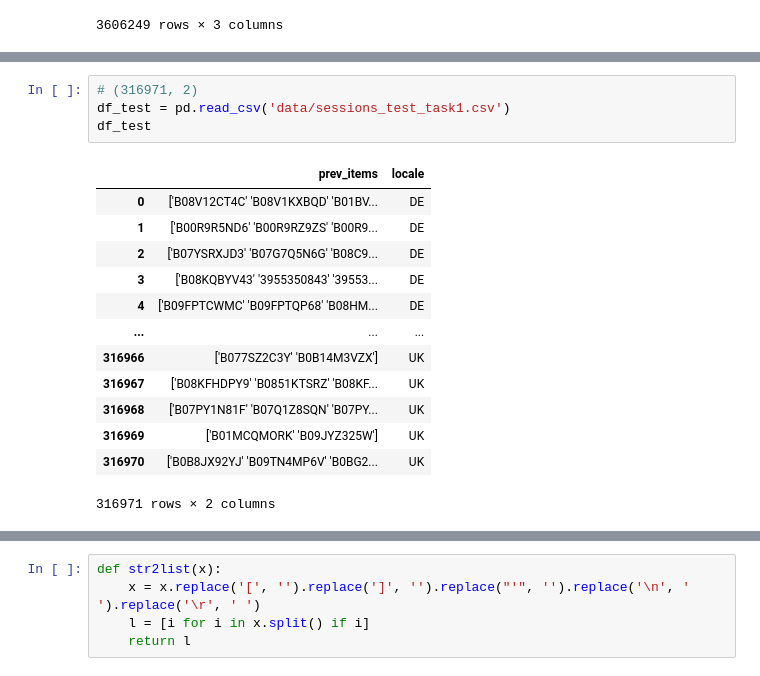
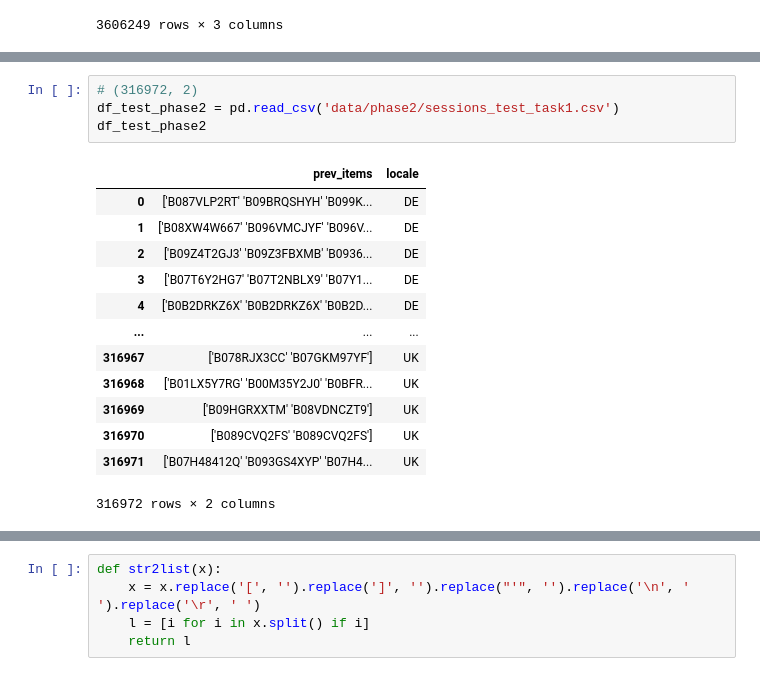
Before and after one commit to aptx1231/KDD-CUP-2023, a Jupyter notebook: train2.ipynb, the cells around one changed output, grey strips where cells are left out. Drawn from its saved outputs; the diff is of its cells as text.

```diff
--- a/train2.ipynb
+++ b/train2.ipynb
@@ -61,18 +79,18 @@ df_train
 # %%
-# (316971, 2)
-df_test = pd.read_csv('data/sessions_test_task1.csv')
-df_test
+# (316972, 2)
+df_test_phase2 = pd.read_csv('data/phase2/sessions_test_task1.csv')
+df_test_phase2
 # %% [output]
 |  | prev_items | locale |
-| 0 | ['B08V12CT4C' 'B08V1KXBQD' 'B01BV... | DE |
-| 1 | ['B00R9R5ND6' 'B00R9RZ9ZS' 'B00R9... | DE |
-| 2 | ['B07YSRXJD3' 'B07G7Q5N6G' 'B08C9... | DE |
-| 3 | ['B08KQBYV43' '3955350843' '39553... | DE |
-| 4 | ['B09FPTCWMC' 'B09FPTQP68' 'B08HM... | DE |
+| 0 | ['B087VLP2RT' 'B09BRQSHYH' 'B099K... | DE |
+| 1 | ['B08XW4W667' 'B096VMCJYF' 'B096V... | DE |
+| 2 | ['B09Z4T2GJ3' 'B09Z3FBXMB' 'B0936... | DE |
+| 3 | ['B07T6Y2HG7' 'B07T2NBLX9' 'B07Y1... | DE |
+| 4 | ['B0B2DRKZ6X' 'B0B2DRKZ6X' 'B0B2D... | DE |
 | ... | ... | ... |
-| 316966 | ['B077SZ2C3Y' 'B0B14M3VZX'] | UK |
-| 316967 | ['B08KFHDPY9' 'B0851KTSRZ' 'B08KF... | UK |
-| 316968 | ['B07PY1N81F' 'B07Q1Z8SQN' 'B07PY... | UK |
-| 316969 | ['B01MCQMORK' 'B09JYZ325W'] | UK |
-| 316970 | ['B0B8JX92YJ' 'B09TN4MP6V' 'B0BG2... | UK |
+| 316967 | ['B078RJX3CC' 'B07GKM97YF'] | UK |
+| 316968 | ['B01LX5Y7RG' 'B00M35Y2J0' 'B0BFR... | UK |
+| 316969 | ['B09HGRXXTM' 'B08VDNCZT9'] | UK |
+| 316970 | ['B089CVQ2FS' 'B089CVQ2FS'] | UK |
+| 316971 | ['B07H48412Q' 'B093GS4XYP' 'B07H4... | UK |
-316971 rows × 2 columns
+316972 rows × 2 columns
```
Also changed, not shown: parts of 96 cells of this notebook, 18 other files.
